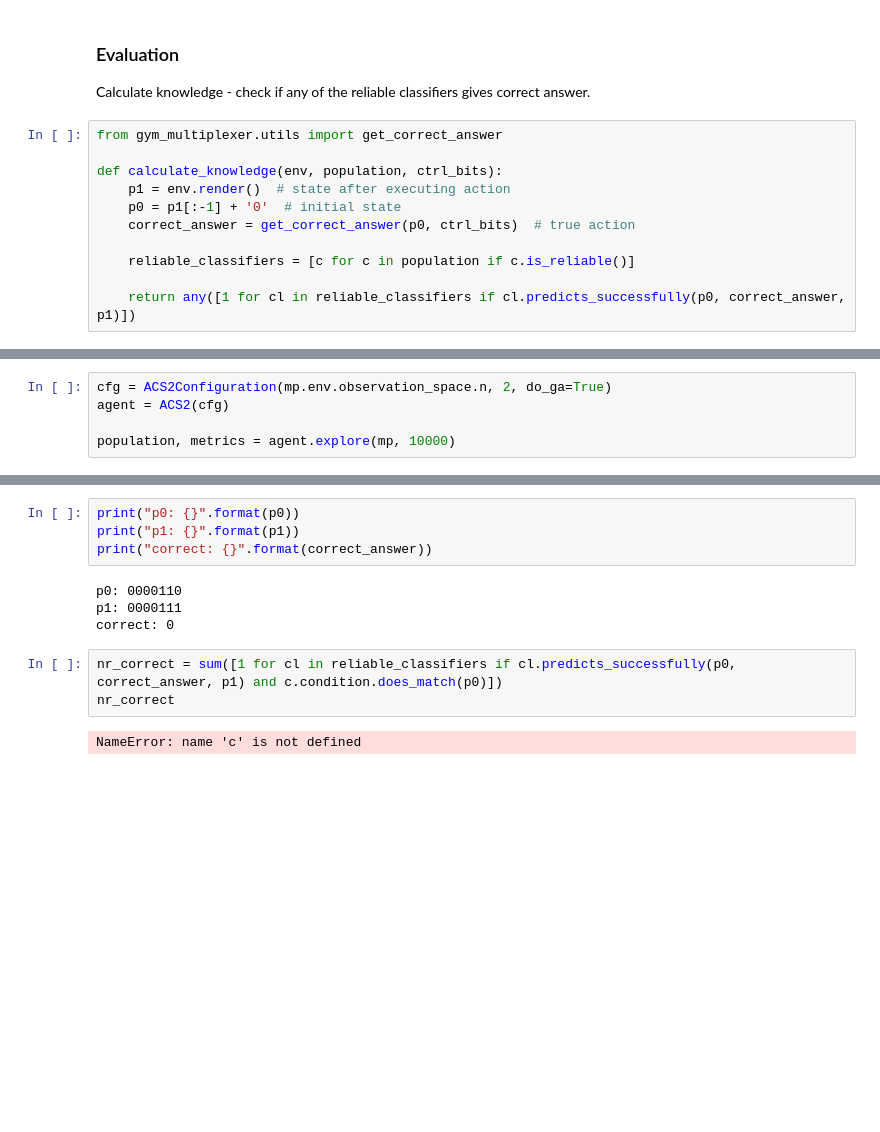
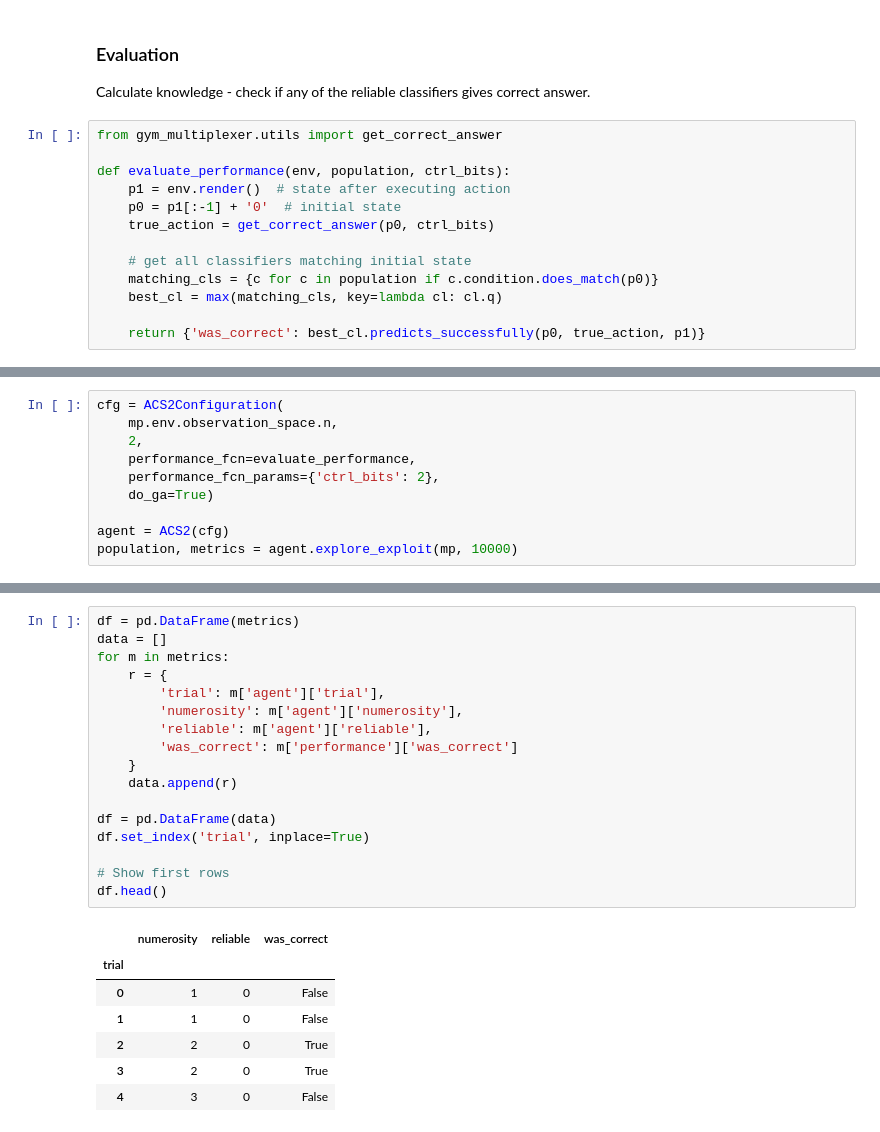
Before and after one commit to ParrotPrediction/pyalcs, a Jupyter notebook: notebooks/ACS2 in Multiplexer.ipynb, the cells around one changed output, grey strips where cells are left out. Saved outputs shown, nothing was run; the diff lists cells and outputs as text; blank space fills up the shorter version.

```diff
--- a/notebooks/ACS2 in Multiplexer.ipynb
+++ b/notebooks/ACS2 in Multiplexer.ipynb
@@ -53,13 +53,15 @@ Calculate knowledge - check if any of the reliable classifiers gives correct ans
 # %%
 from gym_multiplexer.utils import get_correct_answer
 
-def calculate_knowledge(env, population, ctrl_bits):
+def evaluate_performance(env, population, ctrl_bits):
     p1 = env.render()  # state after executing action
     p0 = p1[:-1] + '0'  # initial state
-    correct_answer = get_correct_answer(p0, ctrl_bits)  # true action
+    true_action = get_correct_answer(p0, ctrl_bits)
 
-    reliable_classifiers = [c for c in population if c.is_reliable()]
+    # get all classifiers matching initial state
+    matching_cls = {c for c in population if c.condition.does_match(p0)}
+    best_cl = max(matching_cls, key=lambda cl: cl.q)
 
-    return any([1 for cl in reliable_classifiers if cl.predicts_successfully(p0, correct_answer, p1)])
+    return {'was_correct': best_cl.predicts_successfully(p0, true_action, p1)}
 # %% [markdown]
 ## Go agent, go...
@@ -66,8 +69,13 @@ def calculate_knowledge(env, population, ctrl_bits):
 # %%
-cfg = ACS2Configuration(mp.env.observation_space.n, 2, do_ga=True)
+cfg = ACS2Configuration(
+    mp.env.observation_space.n,
+    2,
+    performance_fcn=evaluate_performance,
+    performance_fcn_params={'ctrl_bits': 2},
+    do_ga=True)
+
 agent = ACS2(cfg)
-
-population, metrics = agent.explore(mp, 10000)
+population, metrics = agent.explore_exploit(mp, 10000)
 # %%
 print("Population size: {}".format(metrics[-1]['agent']['population']))
 print("Reliable size: {}".format(metrics[-1]['agent']['reliable']))
@@ -108,13 +115,25 @@ for cl in reliable_classifiers:
-# %%
-print("p0: {}".format(p0))
-print("p1: {}".format(p1))
-print("correct: {}".format(correct_answer))
-# %% [output]
-p0: 0000110
-p1: 0000111
-correct: 0
-# %%
-nr_correct = sum([1 for cl in reliable_classifiers if cl.predicts_successfully(p0, correct_answer, p1) and c.condition.does_match(p0)])
-nr_correct
-# %% [output]
-NameError: name 'c' is not defined
+# %%
+df = pd.DataFrame(metrics)
+data = []
+for m in metrics:
+    r = {
+        'trial': m['agent']['trial'],
+        'numerosity': m['agent']['numerosity'],
+        'reliable': m['agent']['reliable'],
+        'was_correct': m['performance']['was_correct']
+    }
+    data.append(r)
+
+df = pd.DataFrame(data)
+df.set_index('trial', inplace=True)
+
+# Show first rows
+df.head()
+# %% [output]
+|  | numerosity | reliable | was_correct |
+| trial |  |  |  |
+| 0 | 1 | 0 | False |
+| 1 | 1 | 0 | False |
+| 2 | 2 | 0 | True |
+| 3 | 2 | 0 | True |
+| 4 | 3 | 0 | False |
```
Also changed, not shown: parts of 8 cells of this notebook, 3 other files.
